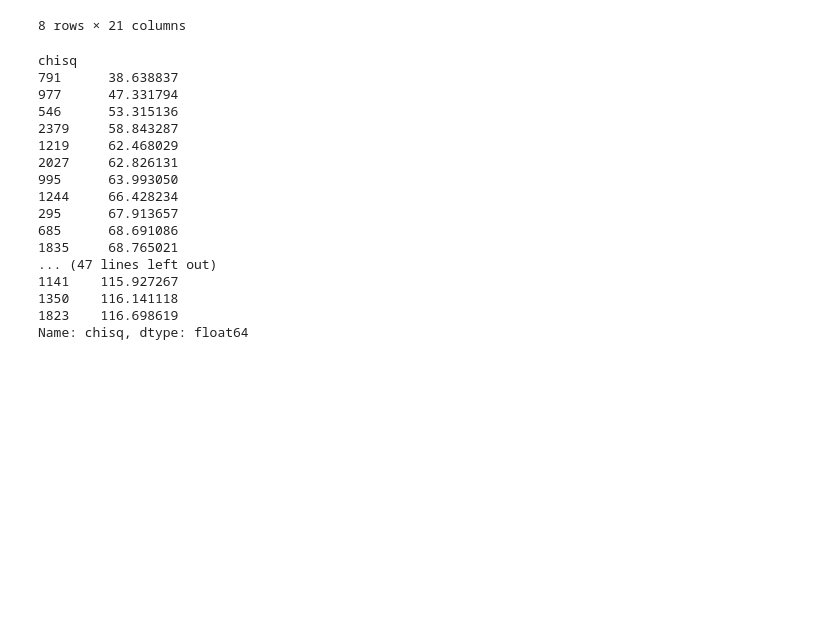
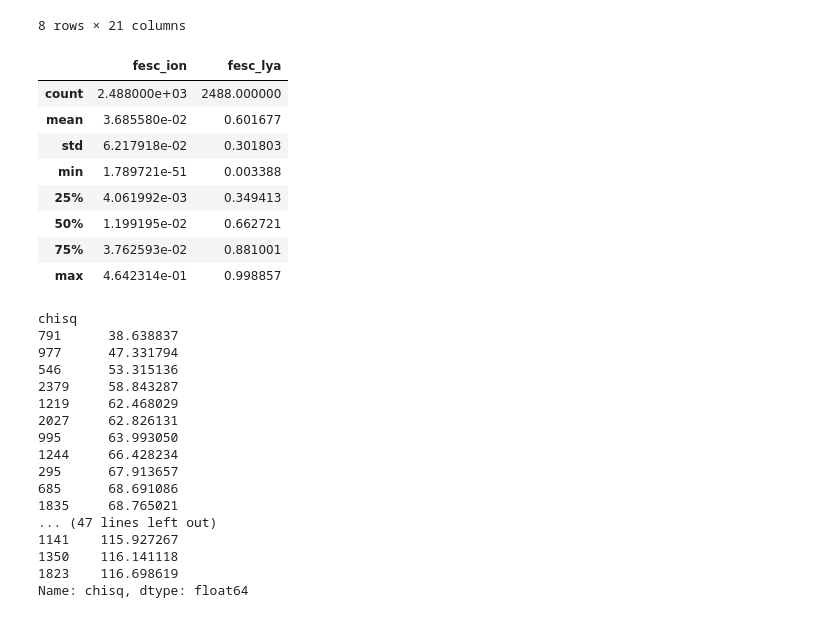
Before and after one commit to astroandes/tololo-lya-fit, a Jupyter notebook: code/multiphase.ipynb, the cells around one changed output. Saved outputs shown, nothing was run; the diff lists cells and outputs as text; code cells hidden in the pictures; blank space fills up the shorter version.

```diff
--- a/code/multiphase.ipynb
+++ b/code/multiphase.ipynb
@@ -31,6 +32,18 @@ data.describe()
 | 75% | 1865.250000 | 2365.887500 | 0.754240 | 1.489513e+07 | 28610.990000 | 0.412259 | 2.170000 | 1062.118310 | 0.0 | 5000.0 | ... |
 | max | 2487.000000 | 2998.644000 | 0.999992 | 4.977452e+07 | 49941.730000 | 0.998844 | 2.500000 | 18551.424190 | 0.0 | 5000.0 | ... |
 8 rows × 21 columns
+# %%
+f_escape.describe()
+# %% [output]
+|  | fesc_ion | fesc_lya |
+| count | 2.488000e+03 | 2488.000000 |
+| mean | 3.685580e-02 | 0.601677 |
+| std | 6.217918e-02 | 0.301803 |
+| min | 1.789721e-51 | 0.003388 |
+| 25% | 4.061992e-03 | 0.349413 |
+| 50% | 1.199195e-02 | 0.662721 |
+| 75% | 3.762593e-02 | 0.881001 |
+| max | 4.642314e-01 | 0.998857 |
 # %%
 n_best  = 80
 chisq = data.chisq
```
Also changed, not shown: parts of 5 cells of this notebook.
